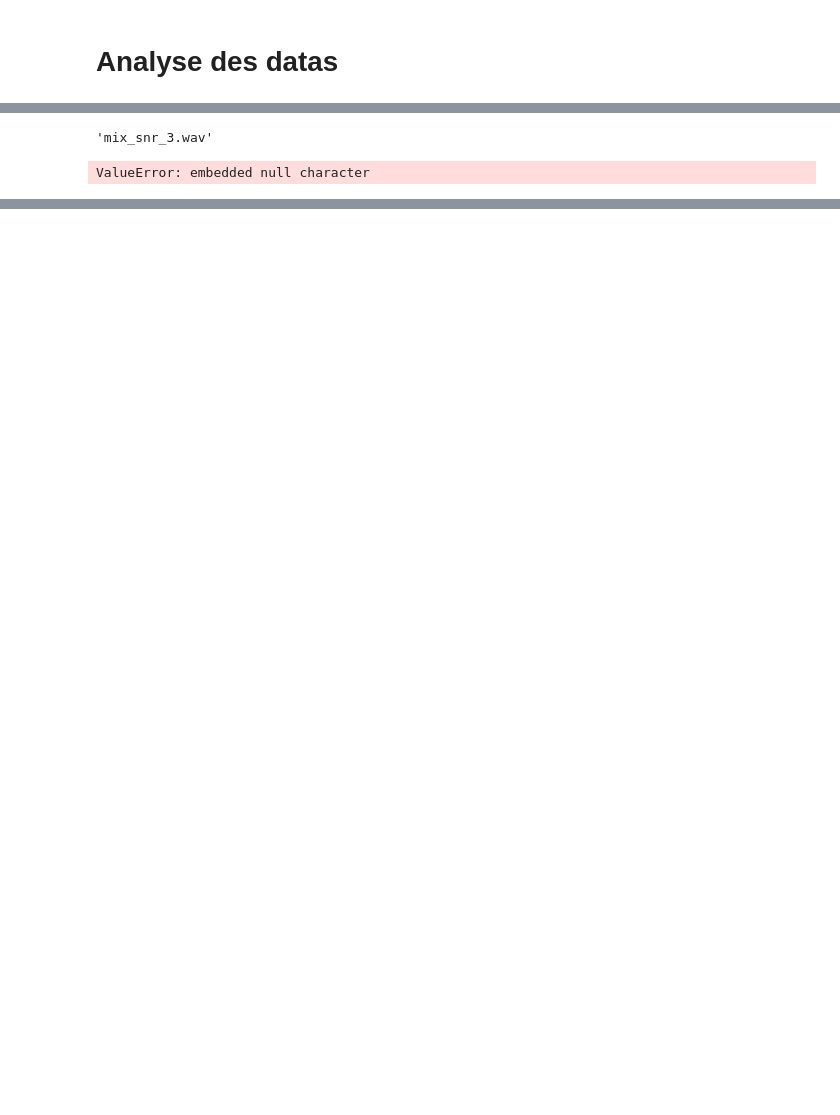
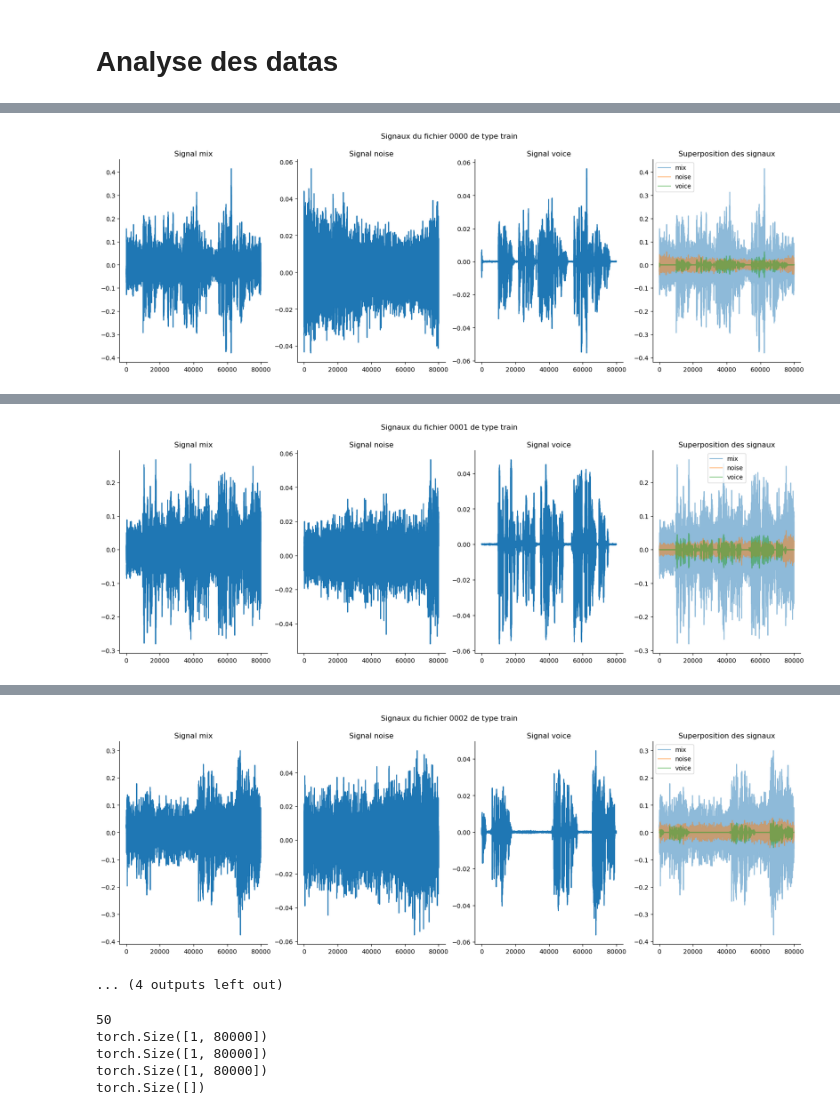
Before and after one commit to AntoineSicard/MVA_projet_apprentissage_profond_traitement_signal, a Jupyter notebook: U_net.ipynb, the cells around one changed output, grey strips where cells are left out. Cells and saved outputs as stored; diff of their text form; code cells hidden in the pictures; blank space fills up the shorter version.

```diff
--- a/U_net.ipynb
+++ b/U_net.ipynb
@@ -58,10 +19,0 @@ Premier fichier : data_source_separation\train_small\train_small\0000\mix_snr_3.
-# %%
-plt
-# %% [output]
-'mix_snr_3.wav'
-# %%
-
-frequence, signal = scipy.io.wavfile.read("data_source_separation\train_small\train_small\0000\mix_snr_3.wav")
-ipd.Audio(signal, rate=frequence)
-# %% [output]
-ValueError: embedded null character
@@ -67,0 +82,4 @@ ValueError: embedded null character
+# %%
+for i in range(4):
+    plot_audio_folder(numero_fichier=f"{i:04d}")
+# %% [output]
@@ -67,0 +89 @@ ValueError: embedded null character
+[figure, added]
@@ -67,0 +93 @@ ValueError: embedded null character
+[figure, added]
@@ -67,0 +97,2 @@ ValueError: embedded null character
+[figure, added]
+... (4 outputs left out)
@@ -67,0 +119,13 @@ ValueError: embedded null character
+# %%
+data = Dataset_audio(parent_folder=r"data_source_separation\train_small\train_small")
+print(len(data))
+print(data[0][0].shape)
+print(data[0][1].shape)
+print(data[0][2].shape)
+print(data[0][3].shape)
+# %% [output]
+50
+torch.Size([1, 80000])
+torch.Size([1, 80000])
+torch.Size([1, 80000])
+torch.Size([])
```
Also changed, not shown: parts of 7 cells of this notebook.
